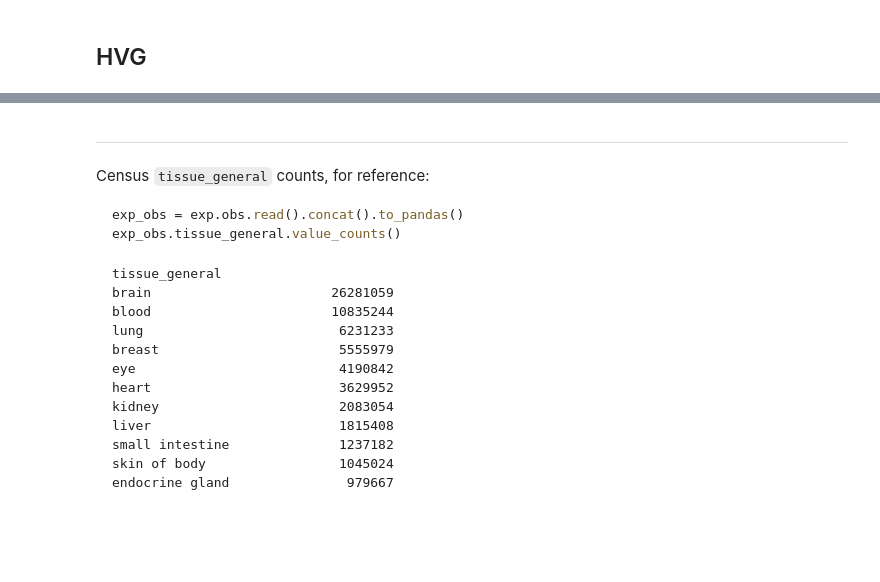
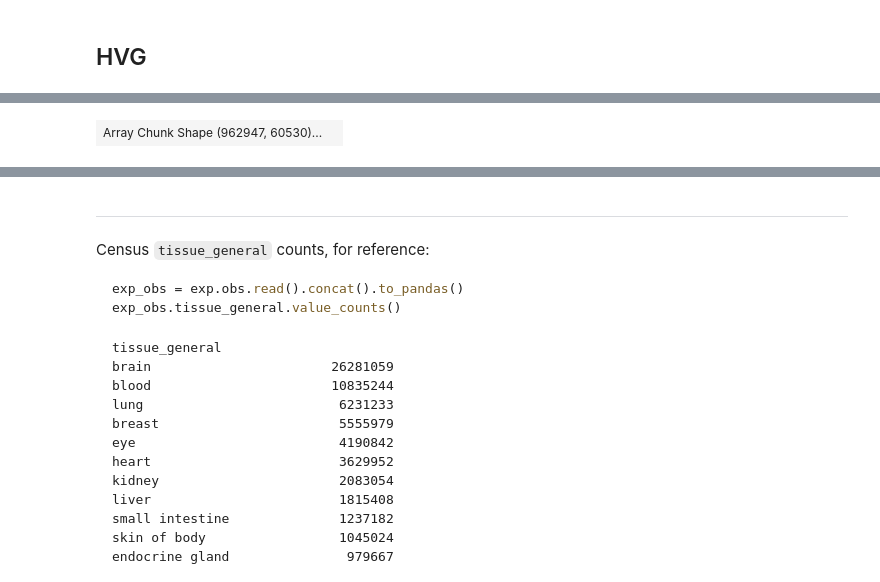
Before and after one commit to ryan-williams/TileDB-SOMA, a Jupyter notebook: nbs/hvg.ipynb, the cells around one changed output, grey strips where cells are left out. Cells and saved outputs as stored; diff of their text form; code cells hidden in the pictures; blank space fills up the shorter version.

```diff
--- a/nbs/hvg.ipynb
+++ b/nbs/hvg.ipynb
@@ -6,7 +6,7 @@ tissue = "tongue"
 var_filter = None
 dask_chunk_size = 0  # Non-Dask mode, by default
 n_workers = None
-threads_per_worker = 1
+threads_per_worker = None
 tdb_workers = None
 dashboard_port = 8787
 hvg_inplace = True
@@ -78,0 +136,4 @@ add
+# %%
+add.X
+# %% [output]
+| Array Chunk Shape (962947, 60530)... |  |
```
Also changed, not shown: parts of 19 cells of this notebook, 1 other file.
